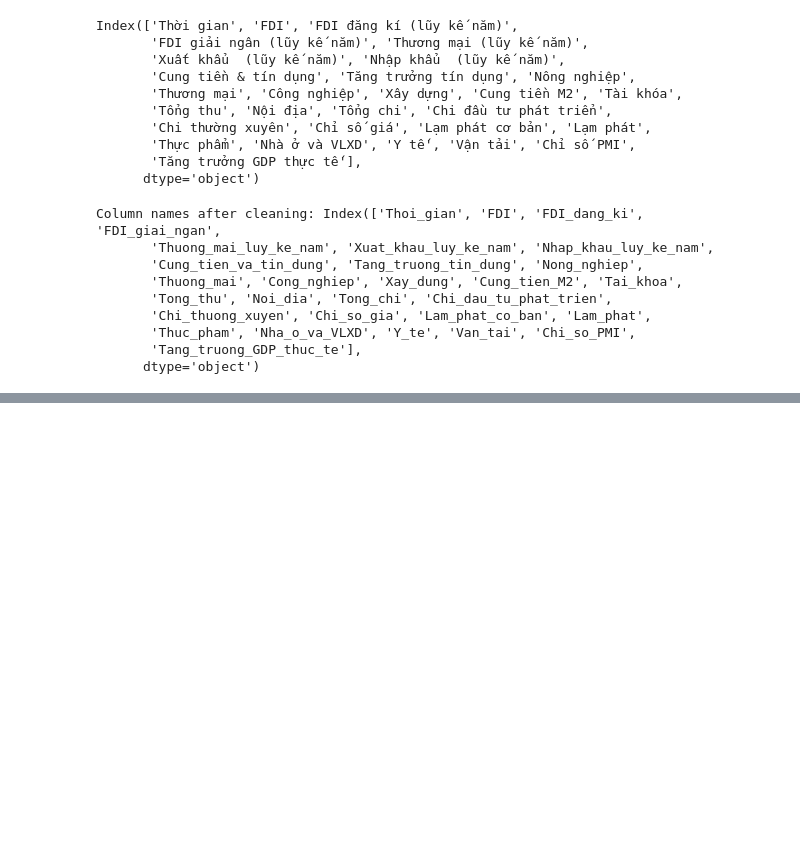
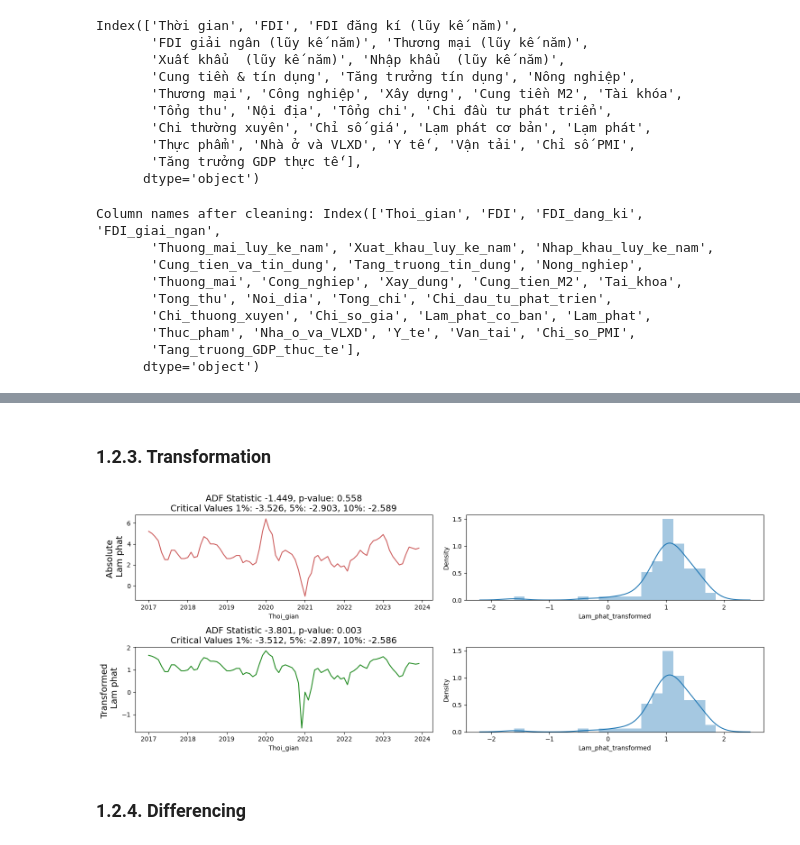
Before and after one commit to ngthtuyen9823/Viet-Nam-Macroeconomics-Analysis, a Jupyter notebook: vietnam_macro_economic_by_month copy.ipynb, the cells around one changed output, grey strips where cells are left out. Drawn from its saved outputs; the diff is of its cells as text; code cells hidden in the pictures; blank space fills up the shorter version.

```diff
--- a/vietnam_macro_economic_by_month copy.ipynb
+++ b/vietnam_macro_economic_by_month copy.ipynb
@@ -140,4 +79,0 @@ plt.show()
-# %%
-columns_to_drop = ['Nhap_khau_luy_ke_nam']
-
-data = data.drop(columns=columns_to_drop)
@@ -591,0 +233,18 @@ Forecast for the next 12 months:
+# %% [markdown]
+### 1.2.3. Transformation
+# %%
+# chuyển đổi cột Lam_phat bằng cách lấy logarit tự nhiên của các giá trị tuyệt đối của nó.
+data['Lam_phat_transformed'] = np.log(abs(data.Lam_phat))
+f, ax = plt.subplots(nrows=2, ncols=2, figsize=(15, 6))
+visualize_adfuller_results(data.Lam_phat, 'Absolute \n Lam phat', ax[0, 0])
+sns.distplot(data.Lam_phat_transformed, ax=ax[0, 1])
+
+visualize_adfuller_results(data.Lam_phat_transformed, 'Transformed \n Lam phat', ax[1, 0])
+sns.distplot(data.Lam_phat_transformed, ax=ax[1, 1])
+
+plt.tight_layout()
+plt.show()
+# %% [output]
+[figure, added]
+# %% [markdown]
+### 1.2.4. Differencing
```
Also changed, not shown: parts of 80 cells of this notebook.
